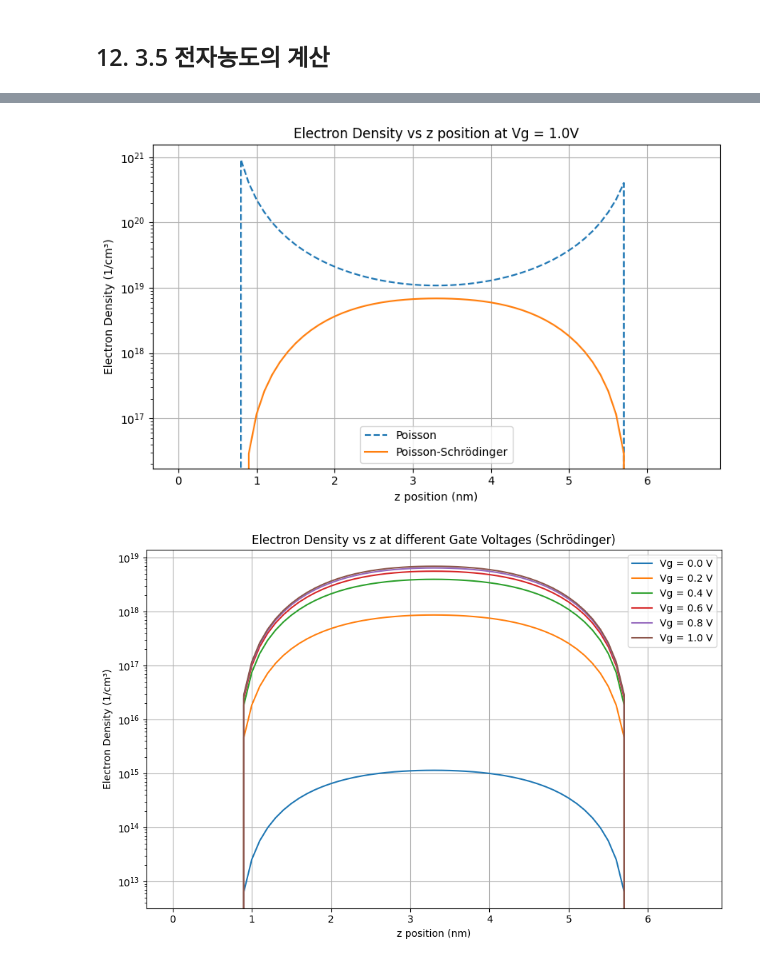
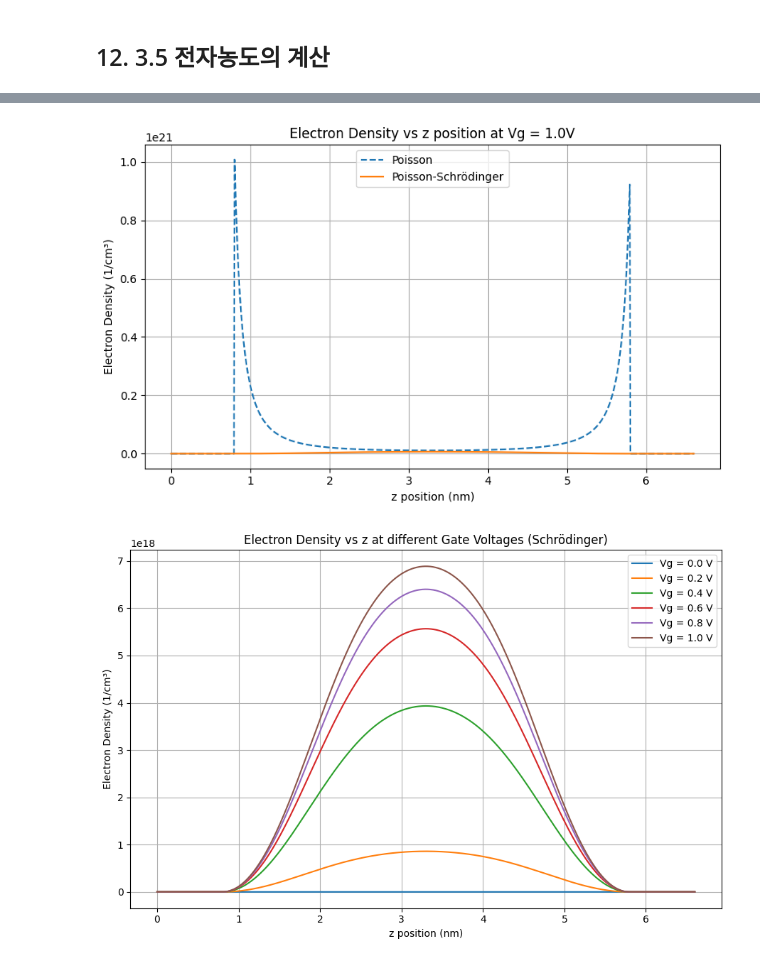
Before and after one commit to Shinchul-Park/Physics_mosfet_Hong, a Jupyter notebook: 12_electron concentration.ipynb, the cells around one changed output, grey strips where cells are left out. Saved outputs shown, nothing was run; the diff lists cells and outputs as text; code cells hidden in the pictures.

```diff
--- a/12_electron concentration.ipynb
+++ b/12_electron concentration.ipynb
@@ -22,7 +140,7 @@ e0 = epsilon_0
 # Device parameters
 width = 5e-9
 tox = 0.8e-9
-N = 67
+N = 800
 dz = (width + 2 * tox) / (N - 1)
 interface1 = round(tox / dz)
 interface2 = round((tox + width) / dz)
@@ -203,8 +322,8 @@ schrodinger_density = eDensity_Schrodinger[:, index_Vg]
 
 # 그래프 그리기
 plt.figure(figsize=(8, 5))
-plt.semilogy(z, poisson_density, label='Poisson', linestyle='--')
-plt.semilogy(z, schrodinger_density, label='Poisson-Schrödinger', linestyle='-')
+plt.plot(z, poisson_density, label='Poisson', linestyle='--')
+plt.plot(z, schrodinger_density, label='Poisson-Schrödinger', linestyle='-')
 plt.xlabel('z position (nm)')
 plt.ylabel('Electron Density (1/cm³)')
 plt.title('Electron Density vs z position at Vg = 1.0V')
@@ -213,32 +332,32 @@ plt.grid(True)
 plt.tight_layout()
 plt.show()
 # %% [output]
-[figure, old version]
+[figure, new version]
 # %%
 import matplotlib.pyplot as plt
 
 # z 위치 배열 생성 (단위: nm)
 z = np.linspace(0, width + 2 * tox, N) * 1e9  # m → nm
 
 # 0V부터 1V까지 0.2V 간격 → index 0, 2, 4, 6, 8, 10
 Vg_indices = list(range(0, 11, 2))  # index for 0.0V, 0.2V, ..., 1.0V
 Vg_values = [i * 0.1 for i in Vg_indices]  # 실제 Vg 값 리스트
 
 plt.figure(figsize=(9, 6))
 
 # 각 전압에 대해 전자 밀도 플롯
 for idx, Vg in zip(Vg_indices, Vg_values):
-    plt.semilogy(z, eDensity_Schrodinger[:, idx], label=f'Vg = {Vg:.1f} V')
+    plt.plot(z, eDensity_Schrodinger[:, idx], label=f'Vg = {Vg:.1f} V')
 
 plt.xlabel('z position (nm)')
 plt.ylabel('Electron Density (1/cm³)')
 plt.title('Electron Density vs z at different Gate Voltages (Schrödinger)')
 plt.legend()
 plt.grid(True)
 plt.tight_layout()
 plt.show()
 # %% [output]
-[figure, old version]
+[figure, new version]
 # %%
 import matplotlib.pyplot as plt
 
```
Also changed, not shown: parts of 10 cells of this notebook.
